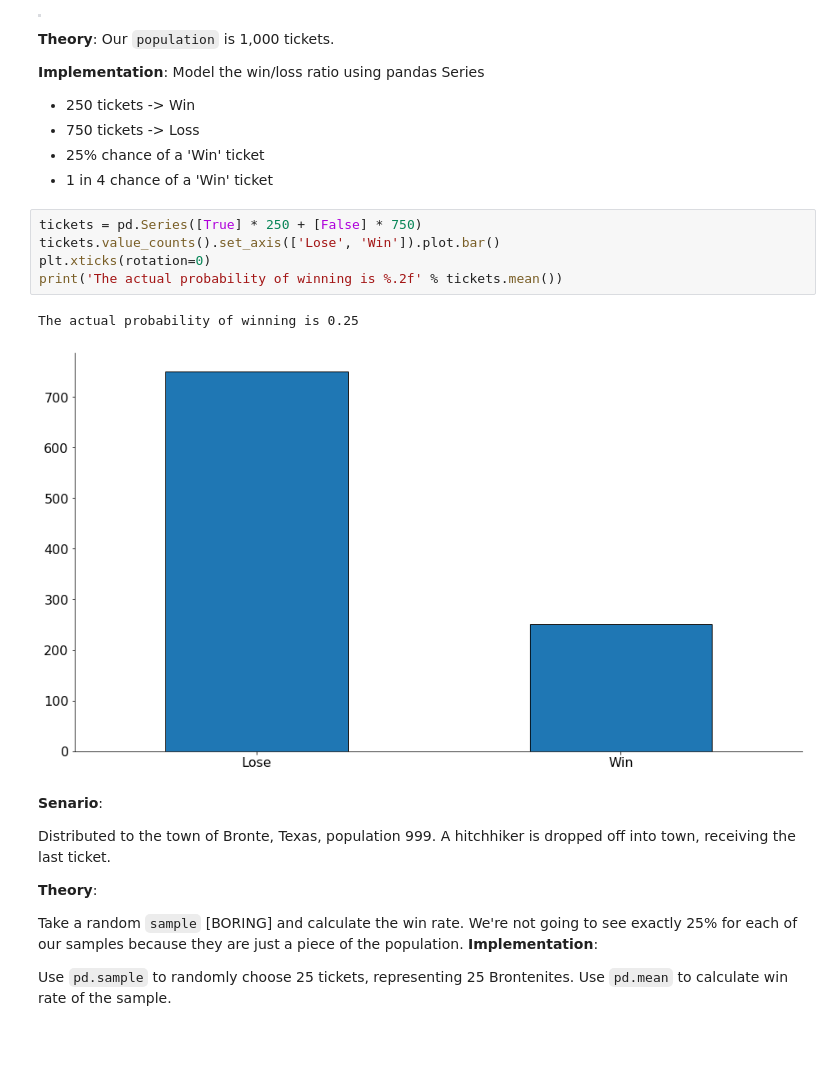
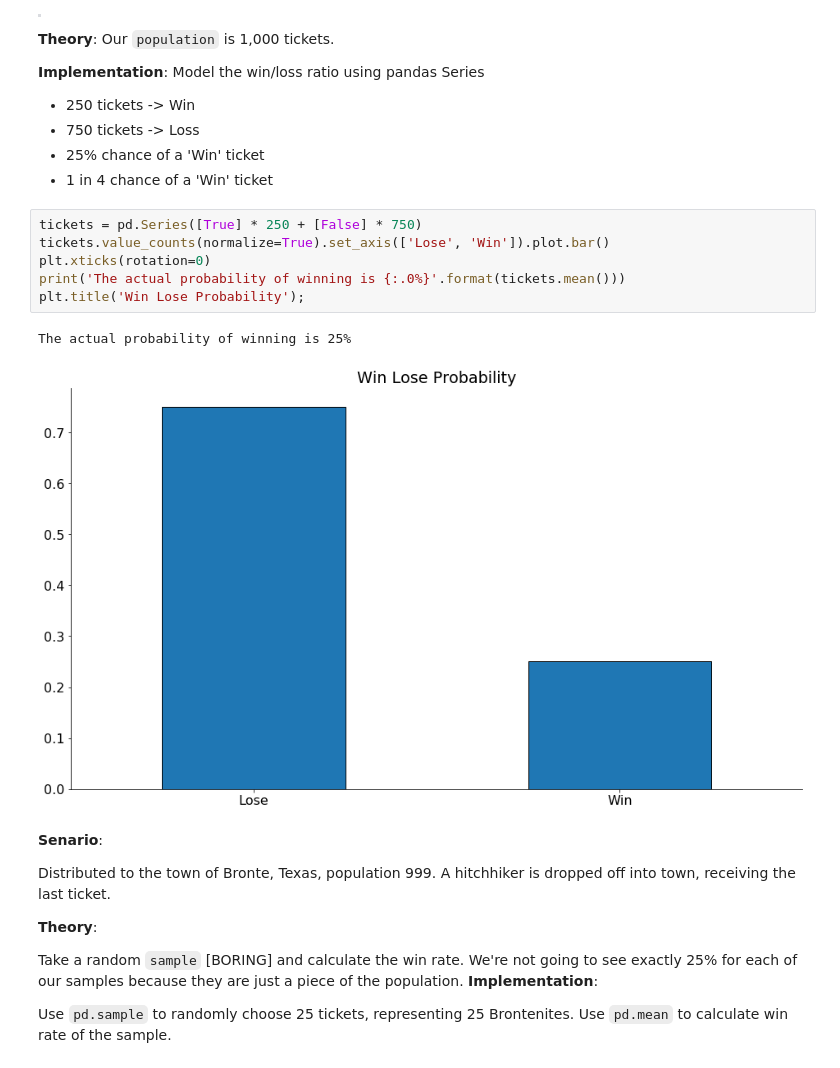
Before and after one commit to Promeos/statistics-exercises, a Jupyter notebook: hypothesis_testing.ipynb, the cells around one changed output. Saved outputs shown, nothing was run; the diff lists cells and outputs as text; blank space fills up the shorter version.

```diff
--- a/hypothesis_testing.ipynb
+++ b/hypothesis_testing.ipynb
@@ -32,12 +33,13 @@ __Implementation__: Model the win/loss ratio using pandas Series
 - 1 in 4 chance of a 'Win' ticket
 # %%
 tickets = pd.Series([True] * 250 + [False] * 750)
-tickets.value_counts().set_axis(['Lose', 'Win']).plot.bar()
+tickets.value_counts(normalize=True).set_axis(['Lose', 'Win']).plot.bar()
 plt.xticks(rotation=0)
-print('The actual probability of winning is %.2f' % tickets.mean())
+print('The actual probability of winning is {:.0%}'.format(tickets.mean()))
+plt.title('Win Lose Probability');
 # %% [output]
-The actual probability of winning is 0.25
+The actual probability of winning is 25%
-[figure, old version]
+[figure, new version]
 # %% [markdown]
 __Senario__:
 
```
Also changed, not shown: parts of 11 cells of this notebook, 1 other file.
